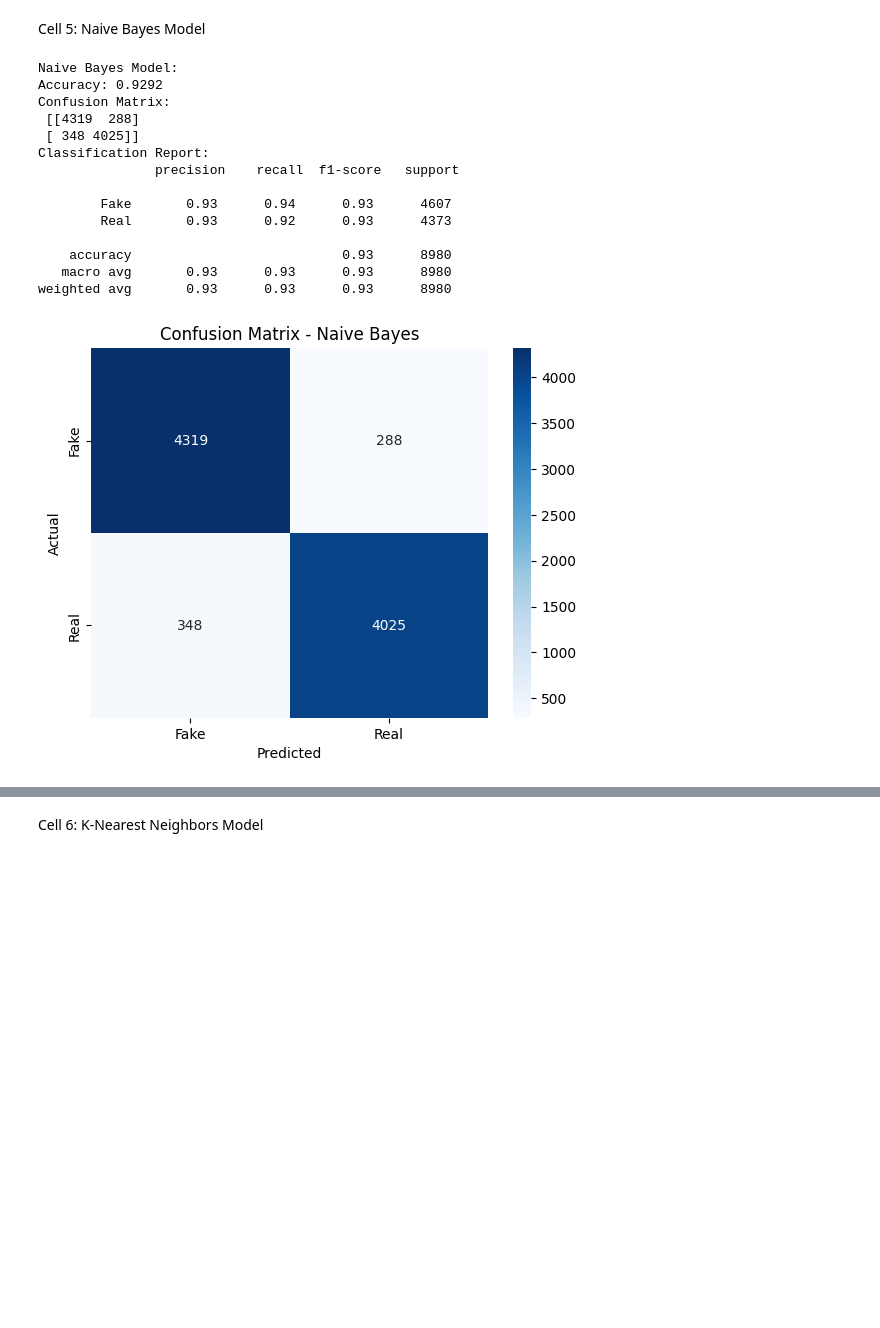
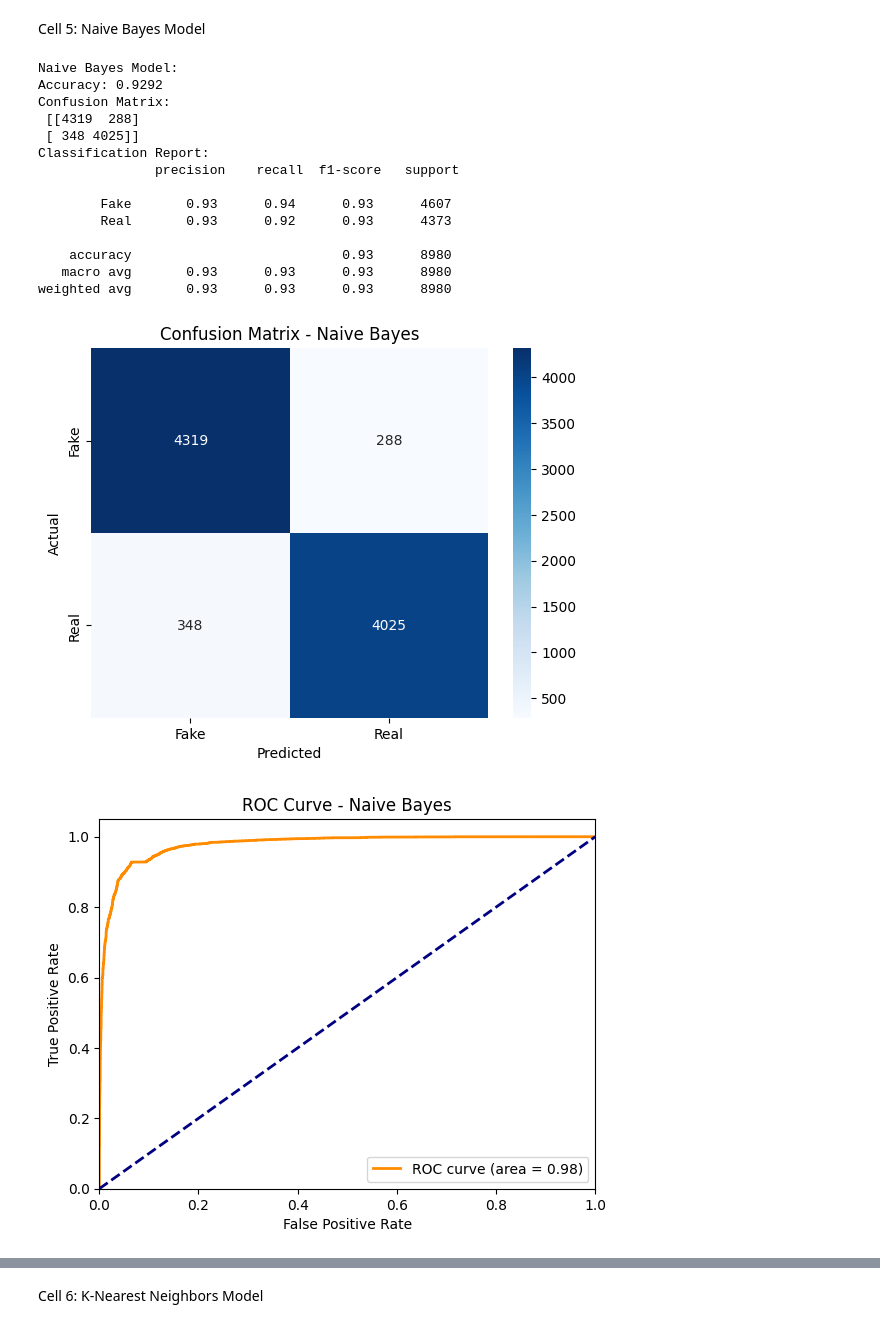
Before and after one commit to Amarnathsandana/Fake_News_Detection, a Jupyter notebook: FakeNews_Final_Code.ipynb, the cells around one changed output, grey strips where cells are left out. Saved outputs shown, nothing was run; the diff lists cells and outputs as text; code cells hidden in the pictures; blank space fills up the shorter version.

Commit message:
Add files via upload
Added ROC Curve and Precision-Recall Curve visualizations for Naive Bayes model. Enhanced model performance analysis by including AUC and average precision metrics.

```diff
--- a/FakeNews_Final_Code.ipynb
+++ b/FakeNews_Final_Code.ipynb
@@ -154,30 +154,56 @@ accuracy_nb = accuracy_score(y_test, y_pred_nb)
 conf_matrix_nb = confusion_matrix(y_test, y_pred_nb)
 report_nb = classification_report(y_test, y_pred_nb, target_names=['Fake', 'Real'])
 
 print("Naive Bayes Model:")
 print(f'Accuracy: {accuracy_nb:.4f}')
 print('Confusion Matrix:\n', conf_matrix_nb)
 print('Classification Report:\n', report_nb)
 
 # Plot Confusion Matrix
 sns.heatmap(conf_matrix_nb, annot=True, fmt='d', cmap='Blues', xticklabels=['Fake', 'Real'], yticklabels=['Fake', 'Real'])
 plt.xlabel('Predicted')
 plt.ylabel('Actual')
 plt.title('Confusion Matrix - Naive Bayes')
 plt.show()
+
+# ROC Curve for Naive Bayes
+fpr_nb, tpr_nb, _ = roc_curve(y_test, y_pred_nb_prob)
+roc_auc_nb = auc(fpr_nb, tpr_nb)
+plt.figure()
+plt.plot(fpr_nb, tpr_nb, color='darkorange', lw=2, label=f'ROC curve (area = {roc_auc_nb:.2f})')
+plt.plot([0, 1], [0, 1], color='navy', lw=2, linestyle='--')
+plt.xlim([0.0, 1.0])
+plt.ylim([0.0, 1.05])
+plt.xlabel('False Positive Rate')
+plt.ylabel('True Positive Rate')
+plt.title('ROC Curve - Naive Bayes')
+plt.legend(loc='lower right')
+plt.show()
+
+# Precision-Recall Curve for Naive Bayes
+precision_nb, recall_nb, _ = precision_recall_curve(y_test, y_pred_nb_prob)
+avg_precision_nb = average_precision_score(y_test, y_pred_nb_prob)
+plt.figure()
+plt.plot(recall_nb, precision_nb, lw=2, color='blue', label=f'Avg Precision = {avg_precision_nb:.2f}')
+plt.xlabel('Recall')
+plt.ylabel('Precision')
+plt.title('Precision-Recall Curve - Naive Bayes')
+plt.legend(loc='lower left')
+plt.show()
 # %% [output]
 Naive Bayes Model:
 Accuracy: 0.9292
 Confusion Matrix:
  [[4319  288]
  [ 348 4025]]
 Classification Report:
                precision    recall  f1-score   support
 
         Fake       0.93      0.94      0.93      4607
         Real       0.93      0.92      0.93      4373
 
     accuracy                           0.93      8980
    macro avg       0.93      0.93      0.93      8980
 weighted avg       0.93      0.93      0.93      8980
 [figure]
+[figure, added]
```
Also changed, not shown: parts of 1 cell of this notebook.
